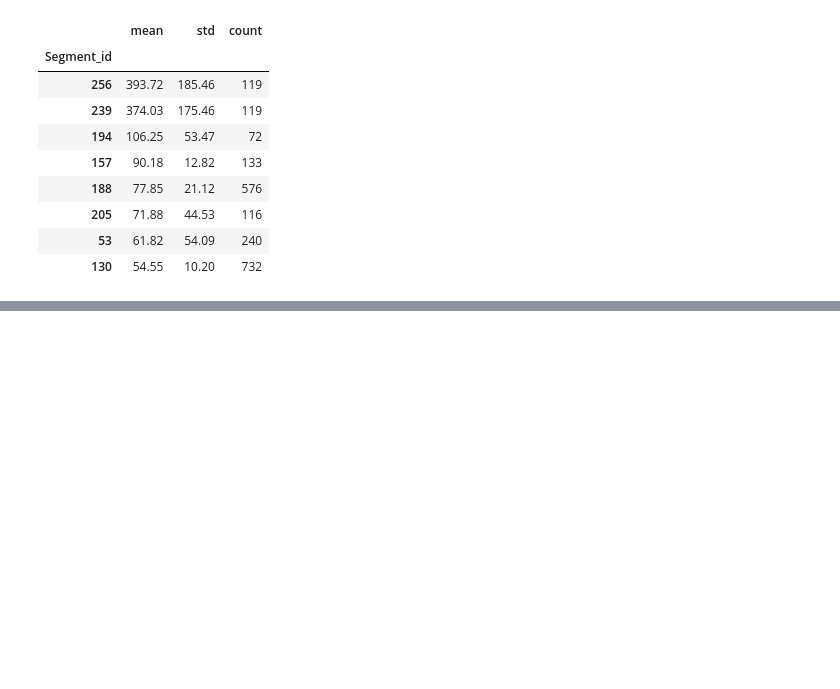
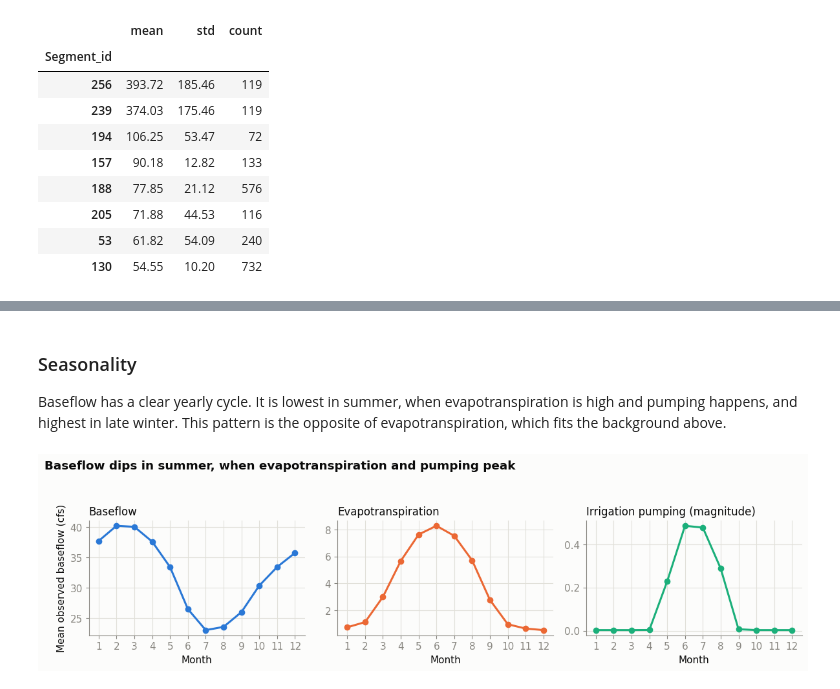
Before and after one commit to MaDufie/cs6830_project6, a Jupyter notebook: project6.ipynb, the cells around one changed output, grey strips where cells are left out. Cells and saved outputs as stored; diff of their text form; code cells hidden in the pictures; blank space fills up the shorter version.

```diff
--- a/project6.ipynb
+++ b/project6.ipynb
@@ -112,0 +192,20 @@ plt.show()
+# %% [markdown]
+### Seasonality
+
+Baseflow has a clear yearly cycle. It is lowest in summer, when evapotranspiration is high and pumping happens, and highest in late winter. This pattern is the opposite of evapotranspiration, which fits the background above.
+# %%
+mon = clean.groupby('month').agg(bf=('Observed', 'mean'), et=('Evapotranspiration', 'mean'), pump=('Irrigation_pumping', 'mean'), pr=('Precipitation', 'mean'))
+fig, axes = plt.subplots(1, 3, figsize=(12, 3.4))
+axes[0].plot(mon.index, mon['bf'], color=BLUE, lw=2.2, marker='o')
+axes[0].set_title('Baseflow', loc='left'); axes[0].set_ylabel('Mean observed baseflow (cfs)')
+axes[1].plot(mon.index, mon['et'], color=ORANGE, lw=2.2, marker='o')
+axes[1].set_title('Evapotranspiration', loc='left')
+axes[2].plot(mon.index, -mon['pump'], color=AQUA, lw=2.2, marker='o')
+axes[2].set_title('Irrigation pumping (magnitude)', loc='left')
+for ax in axes:
+    ax.set_xlabel('Month'); ax.set_xticks(range(1, 13))
+fig.suptitle('Baseflow dips in summer, when evapotranspiration and pumping peak', x=0.01, ha='left', fontweight='bold')
+fig.tight_layout(rect=[0, 0, 1, 0.92])
+plt.show()
+# %% [output]
+[figure, added]
```
Also changed, not shown: parts of 47 cells of this notebook, 5 other files.
